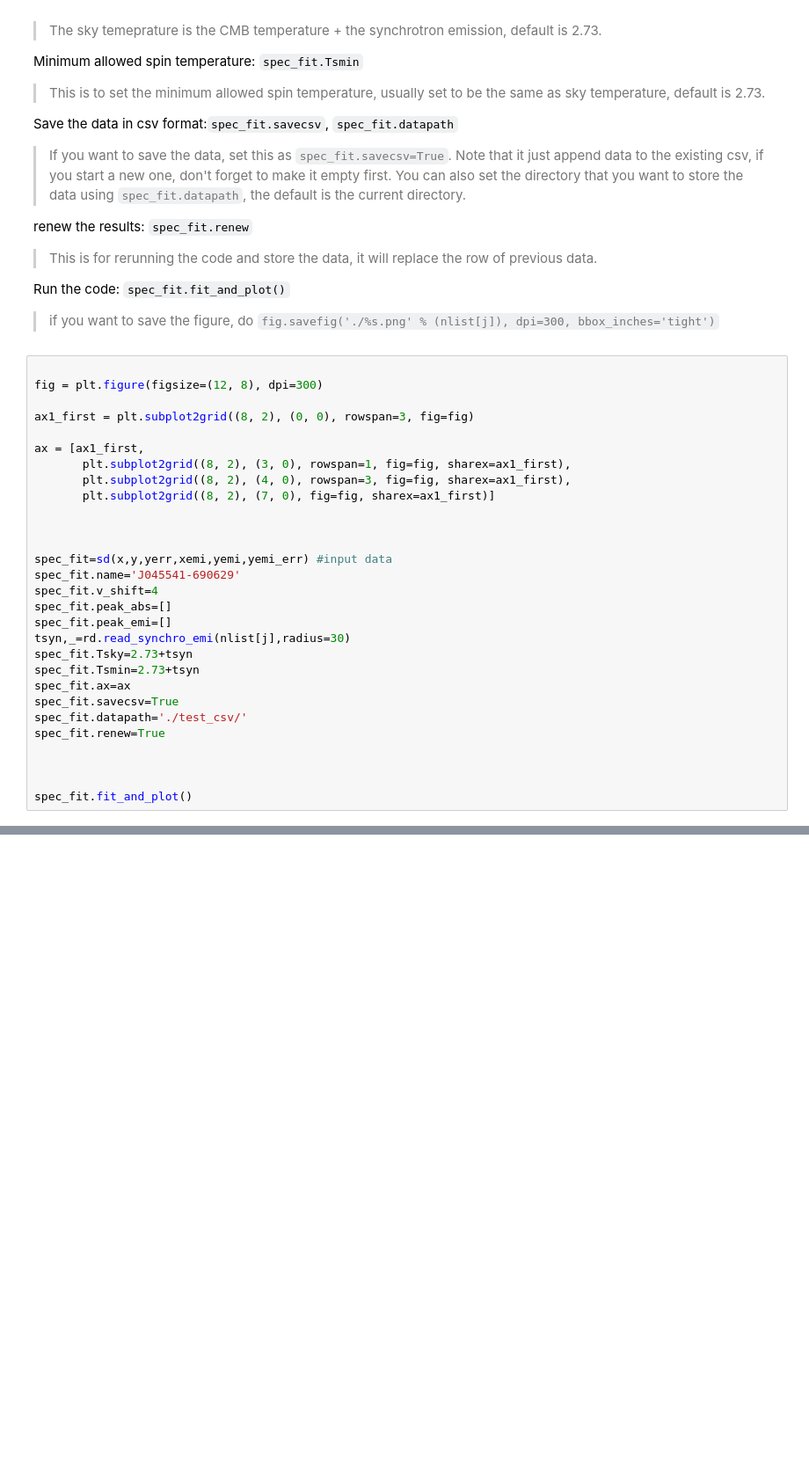
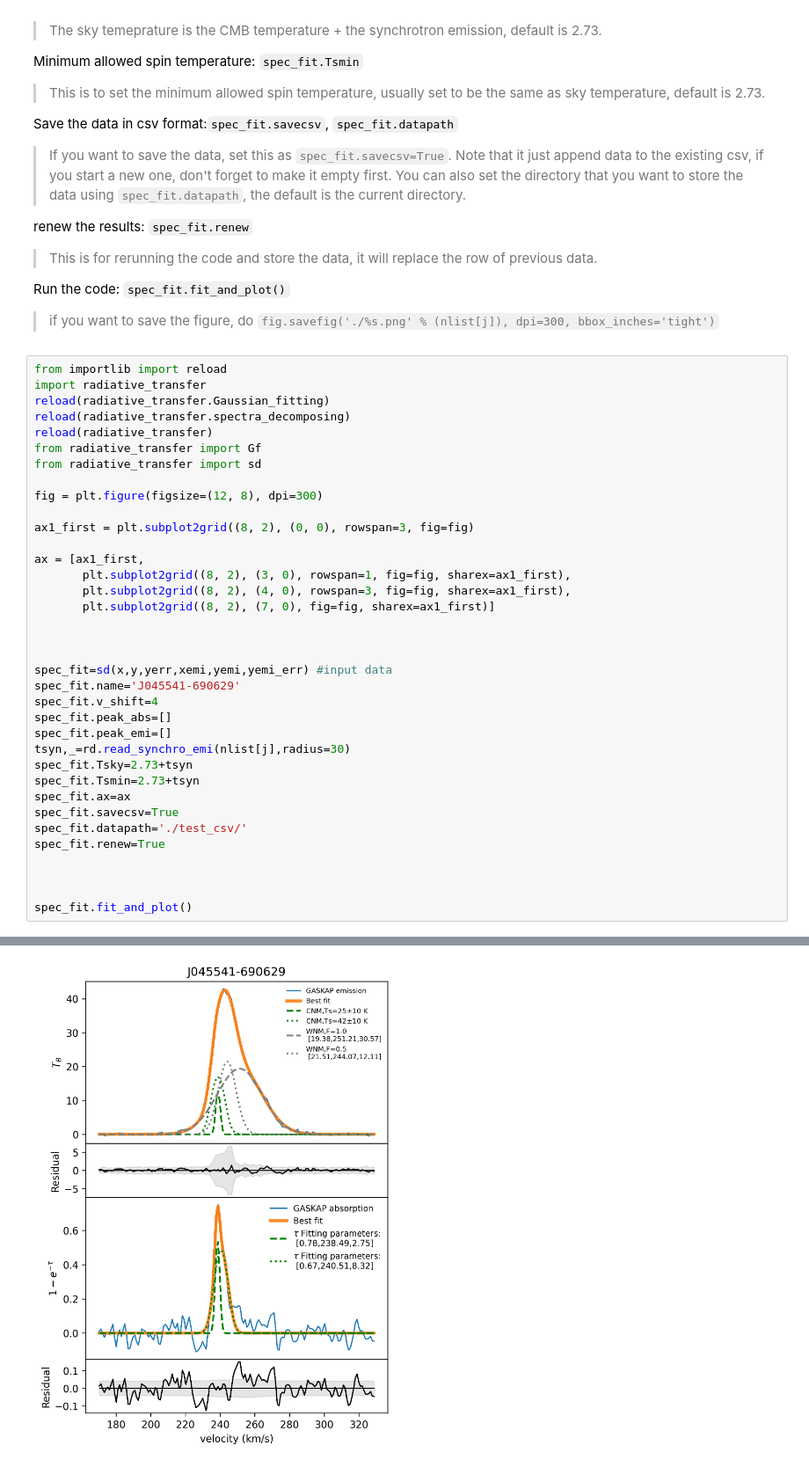
Before and after one commit to retarchen/Absorption_fitting, a Jupyter notebook: example_use.ipynb, the cells around one changed output, grey strips where cells are left out. Shown at 88% size. Drawn from its saved outputs; the diff is of its cells as text; blank space fills up the shorter version.

```diff
--- a/example_use.ipynb
+++ b/example_use.ipynb
@@ -108,6 +108,13 @@ Run the code: `spec_fit.fit_and_plot()`
 
 > if you want to save the figure, do `fig.savefig('./%s.png' % (nlist[j]), dpi=300, bbox_inches='tight')`
 # %%
+from importlib import reload
+import radiative_transfer
+reload(radiative_transfer.Gaussian_fitting)
+reload(radiative_transfer.spectra_decomposing)
+reload(radiative_transfer)
+from radiative_transfer import Gf
+from radiative_transfer import sd
 
 fig = plt.figure(figsize=(12, 8), dpi=300)
 
@@ -151,0 +165 @@ BIC  51.900539923286715 Mean_score  53.54814010317092 nemi= 2
+[figure, added]
```
Also changed, not shown: parts of 1 cell of this notebook, 3 other files.
